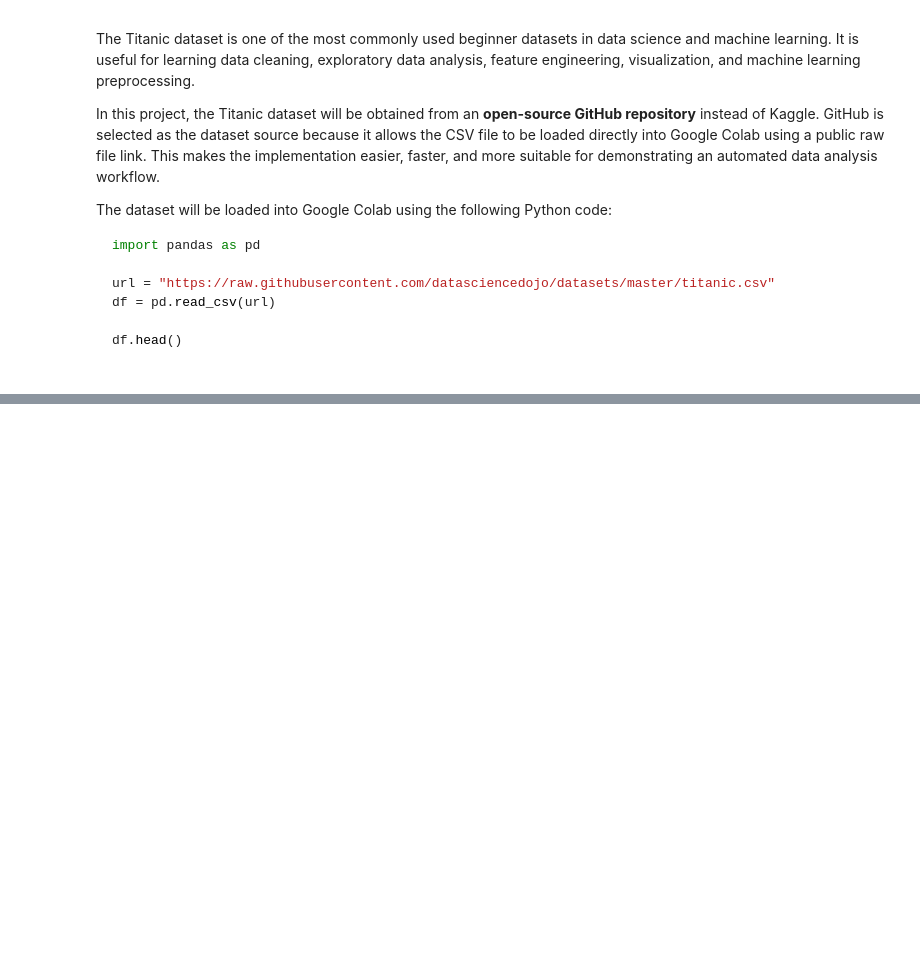
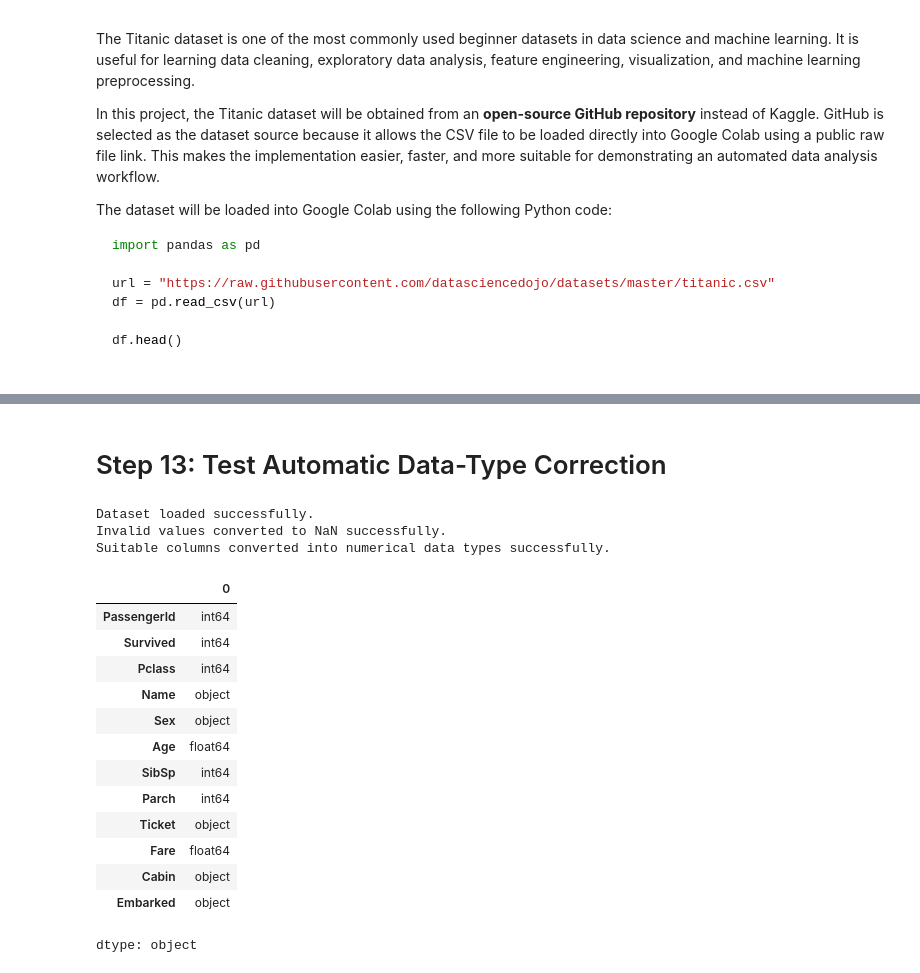
Before and after one commit to baanujan-18/Statistical-Learning-e20030, a Jupyter notebook: Data_Analysis_Cookbook.ipynb, the cells around one changed output, grey strips where cells are left out. Cells and saved outputs as stored; diff of their text form; code cells hidden in the pictures; blank space fills up the shorter version.

```diff
--- a/Data_Analysis_Cookbook.ipynb
+++ b/Data_Analysis_Cookbook.ipynb
@@ -330,0 +560,36 @@ Dataset loaded successfully.
+# %% [markdown]
+# Step 13: Test Automatic Data-Type Correction
+# %%
+# ==========================================
+# Step 13: Test Automatic Data-Type Correction
+# ==========================================
+
+inspector = DataInspector()  # Creates a new object using the updated class
+
+url = "https://raw.githubusercontent.com/datasciencedojo/datasets/master/titanic.csv"  # Stores the dataset URL
+
+df = inspector.load_from_url(url)  # Loads the dataset
+
+df = inspector.clean_invalid_values()  # Cleans invalid values
+
+df = inspector.correct_data_types()  # Converts suitable columns into numerical formats
+
+df.dtypes  # Displays the data type of each column
+# %% [output]
+Dataset loaded successfully.
+Invalid values converted to NaN successfully.
+Suitable columns converted into numerical data types successfully.
+|  | 0 |
+| PassengerId | int64 |
+| Survived | int64 |
+| Pclass | int64 |
+| Name | object |
+| Sex | object |
+| Age | float64 |
+| SibSp | int64 |
+| Parch | int64 |
+| Ticket | object |
+| Fare | float64 |
+| Cabin | object |
+| Embarked | object |
+dtype: object
```
Also changed, not shown: parts of 14 cells of this notebook.
